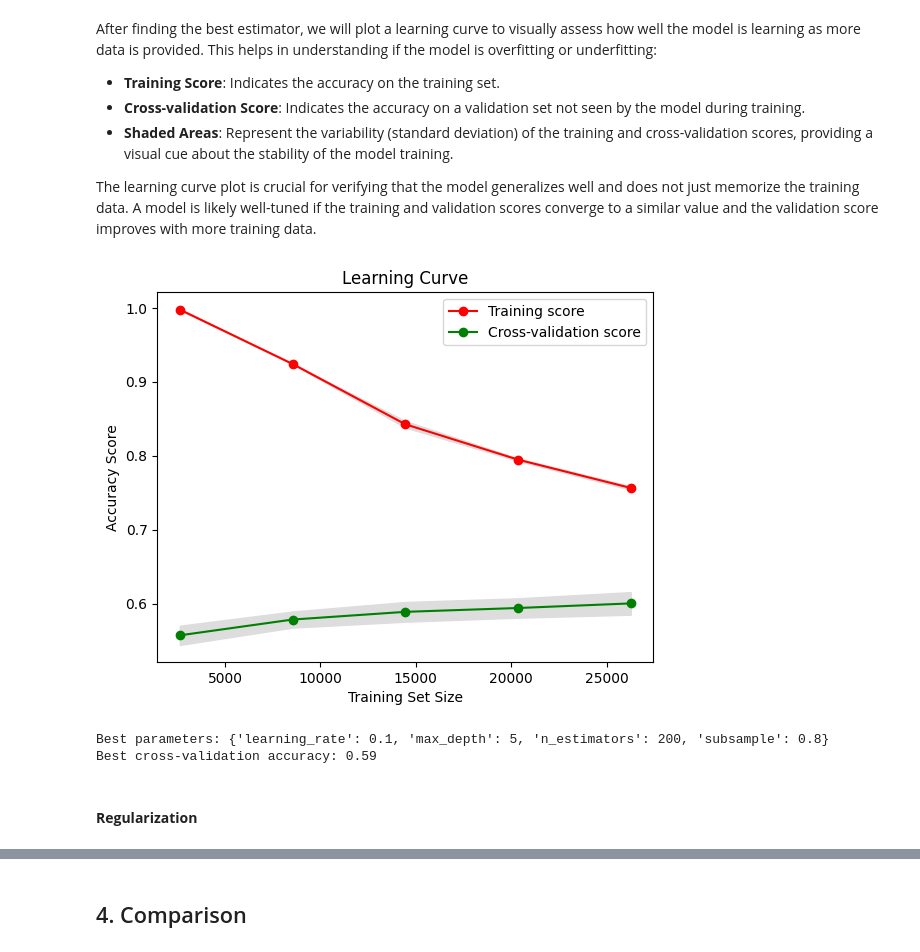
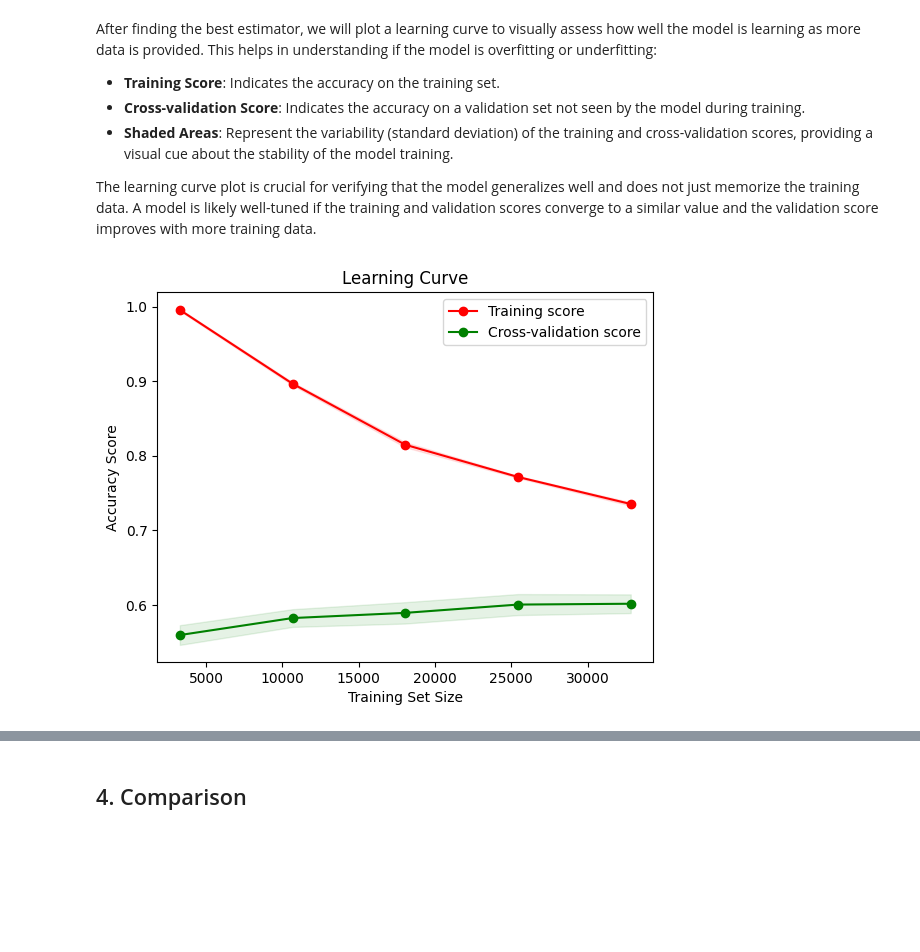
Before and after one commit to adevilde/Twitter-Climate-Change-Sentiment-Analysis, a Jupyter notebook: Twitter_Climate_Change_Sentiment.ipynb, the cells around one changed output, grey strips where cells are left out. Saved outputs shown, nothing was run; the diff lists cells and outputs as text; code cells hidden in the pictures; blank space fills up the shorter version.

```diff
--- a/Twitter_Climate_Change_Sentiment.ipynb
+++ b/Twitter_Climate_Change_Sentiment.ipynb
@@ -867,8 +870,10 @@ Now, let's compare with a logistic regression that includes a cross validation.
 # %%
 clf_cv_logReg = LogisticRegressionCV(cv=5, class_weight=weights, multi_class='multinomial', penalty='l2', solver='saga', max_iter=10000)
 
+start_time = time.time()
 # fit data
-run_time_logReg = %timeit -q -o clf_cv_logReg.fit(X_train, y_train)
+clf_cv_logReg.fit(X_train, y_train)
+run_time_lg = time.time() - start_time
 
 # predict
 y_pred_cv = clf_cv_logReg.predict(X_test)
@@ -1362,7 +1370,10 @@
 # %%
 # training with best parameters
 dt_best = DecisionTreeClassifier(criterion='gini', splitter='best', max_depth=9, min_samples_leaf=1, class_weight=weights, random_state=my_seed)
-run_time_dt = %timeit -q -o dt_best.fit(X_train,y_train)
+
+start_time = time.time()
+dt_best.fit(X_train,y_train)
+run_time_dt = time.time() - start_time
 
 y_pred_dt_best = dt_best.predict(X_test)
 
@@ -1410,15 +1421,3 @@ Let's see first the accuracy given by the Random Forest classifier with the defa
 - ***min_samples_split = 2***: The minimum number of samples required to split an internal node.
 - ***min_samples_leaf = 1***: The minimum number of samples required to be at a leaf node. A split point at any depth will only be considered if it leaves at least min_samples_leaf training samples in each of the left and right branches.
 etc...
-# %%
-rf_default = RandomForestClassifier(class_weight=weights, random_state=my_seed)
-rf_default.fit(X_train, y_train)
-y_pred_rf = rf_default.predict(X_test)
-
-# calculating the accuracy
-accuracy_rf = accuracy_score(y_test, y_pred_rf)
-print(f"Random Forest Accuracy: {accuracy_rf}")
-
-print("Number of trees: ", rf_default.get_params()['n_estimators'])
-print("Maximal depth: ", rf_default.get_params()['max_depth'])
-print("Minimal number of samples in the leaves: ", rf_default.get_params()['min_samples_leaf'])
@@ -1430,9 +1450,9 @@ Minimal number of samples in the leaves:  1
 # %% [markdown]
 We notice that the default Random Forest accuracy gives the best accuracy amongst the previous model! Let's still try to improve its performance by searching for the best parameters using Cross-Validation.
 # %%
-rf_params = {'n_estimators':np.arange(50,151,25),
+rf_params = {'n_estimators':np.arange(100,151,25),
              'max_depth':np.arange(8,13,2),
-             'min_samples_leaf':np.arange(2,7,2)}
+             'min_samples_leaf':np.arange(1,5,2)}
 
 # create a random forest classifier
 rf = RandomForestClassifier(class_weight=weights, random_state=my_seed)
@@ -1870,33 +1835,25 @@ The learning curve plot is crucial for verifying that the model generalizes well
 # %%
 # Plotting the learning curve
 train_sizes, train_scores, test_scores = learning_curve(
-    best_estimator, X_train, y_train, cv=5, scoring='accuracy',
+    best_estimator, X, y, cv=5, scoring='accuracy',
     train_sizes=np.linspace(0.1, 1.0, 5), n_jobs=-1)
 
 # Mean and standard deviation of train and test scores
 train_mean = np.mean(train_scores, axis=1)
 train_std = np.std(train_scores, axis=1)
 test_mean = np.mean(test_scores, axis=1)
 test_std = np.std(test_scores, axis=1)
 
 # Plot learning curves
 plt.figure()
 plt.plot(train_sizes, train_mean, 'o-', color='r', label="Training score")
 plt.plot(train_sizes, test_mean, 'o-', color='g', label="Cross-validation score")
 
-plt.fill_between(train_sizes, train_mean - train_std, train_mean + train_std, color="#DDDDDD")
-plt.fill_between(train_sizes, test_mean - test_std, test_mean + test_std, color="#DDDDDD")
+plt.fill_between(train_sizes, train_mean - train_std, train_mean + train_std, alpha=0.1, color='r')
+plt.fill_between(train_sizes, test_mean - test_std, test_mean + test_std, alpha=0.1, color='g')
 
 plt.title("Learning Curve")
 plt.xlabel("Training Set Size"), plt.ylabel("Accuracy Score"), plt.legend(loc="best")
 plt.show()
-
-# Display best model and its parameters
-print("Best parameters:", grid_search.best_params_)
-print("Best cross-validation accuracy: {:.2f}".format(grid_search.best_score_))
 # %% [output]
-[figure, old version]
+[figure, new version]
-Best parameters: {'learning_rate': 0.1, 'max_depth': 5, 'n_estimators': 200, 'subsample': 0.8}
-Best cross-validation accuracy: 0.59
-# %% [markdown]
-#### **Regularization**
```
Also changed, not shown: parts of 46 cells of this notebook.
